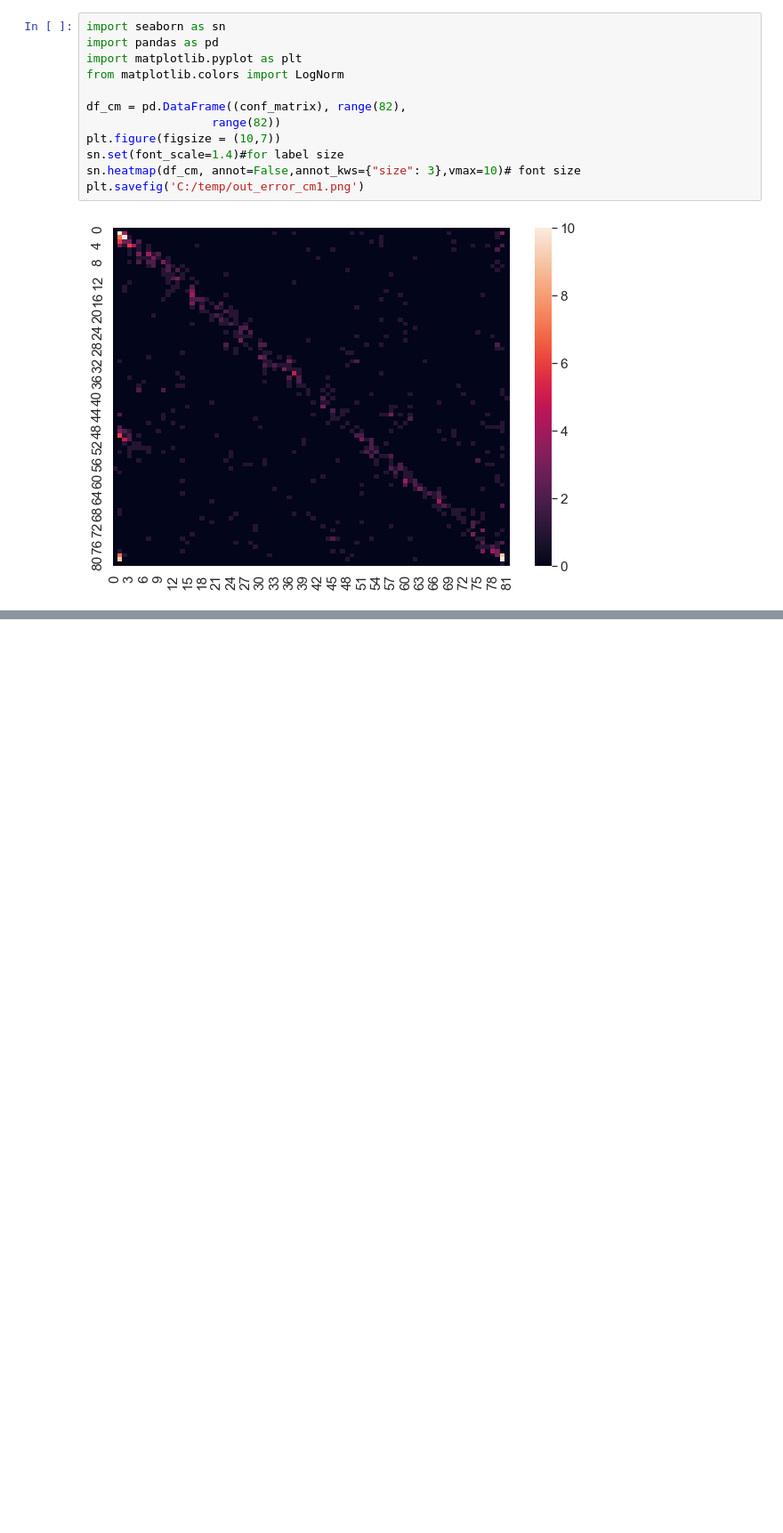
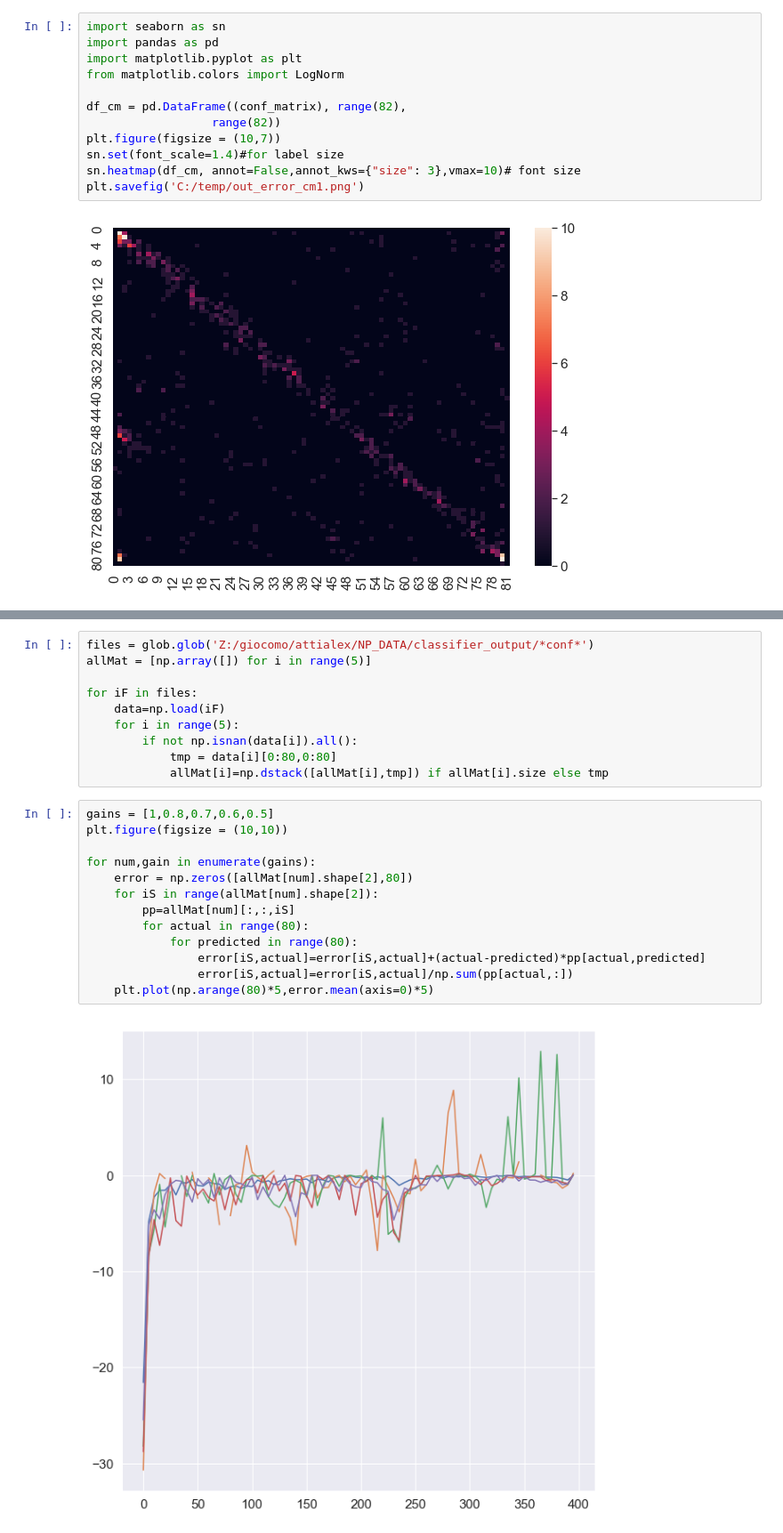
Before and after one commit to GiocomoLab/AlexA_Library, a Jupyter notebook: NP_python/Classify_gain.ipynb, the cells around one changed output, grey strips where cells are left out. Shown: that part at 89% size. Drawn from its saved outputs; the diff is of its cells as text; blank space fills up the shorter version.

```diff
--- a/NP_python/Classify_gain.ipynb
+++ b/NP_python/Classify_gain.ipynb
@@ -162,0 +133,25 @@ NameError: name 'confuxion_matrix' is not defined
+# %%
+files = glob.glob('Z:/giocomo/attialex/NP_DATA/classifier_output/*conf*')
+allMat = [np.array([]) for i in range(5)]
+
+for iF in files:
+    data=np.load(iF)
+    for i in range(5):
+        if not np.isnan(data[i]).all():
+            tmp = data[i][0:80,0:80]
+            allMat[i]=np.dstack([allMat[i],tmp]) if allMat[i].size else tmp
+# %%
+gains = [1,0.8,0.7,0.6,0.5]
+plt.figure(figsize = (10,10))
+
+for num,gain in enumerate(gains):
+    error = np.zeros([allMat[num].shape[2],80])
+    for iS in range(allMat[num].shape[2]):
+        pp=allMat[num][:,:,iS]
+        for actual in range(80):
+            for predicted in range(80):
+                error[iS,actual]=error[iS,actual]+(actual-predicted)*pp[actual,predicted]
+                error[iS,actual]=error[iS,actual]/np.sum(pp[actual,:])
+    plt.plot(np.arange(80)*5,error.mean(axis=0)*5)
+# %% [output]
+[figure, added]
```
Also changed, not shown: parts of 23 cells of this notebook, 2 other files.
